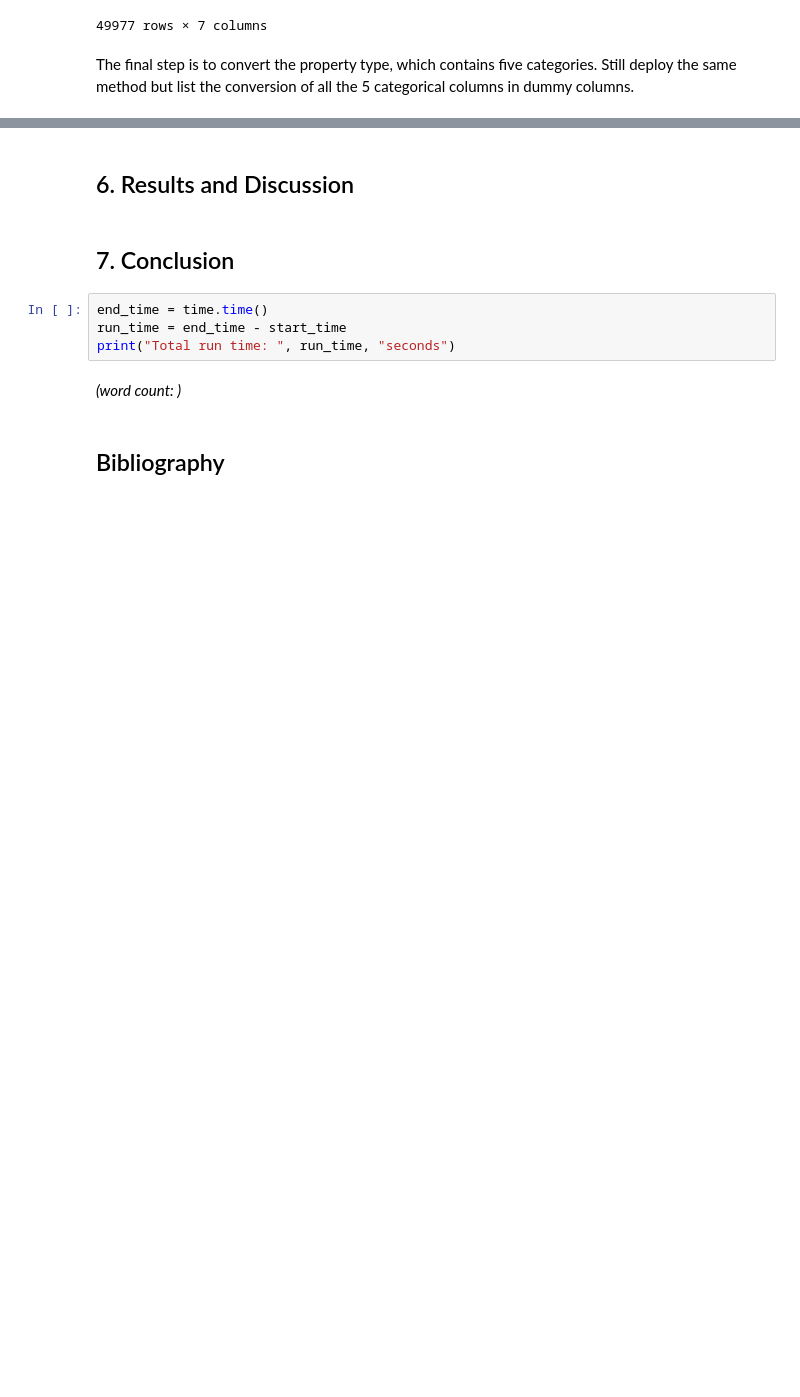
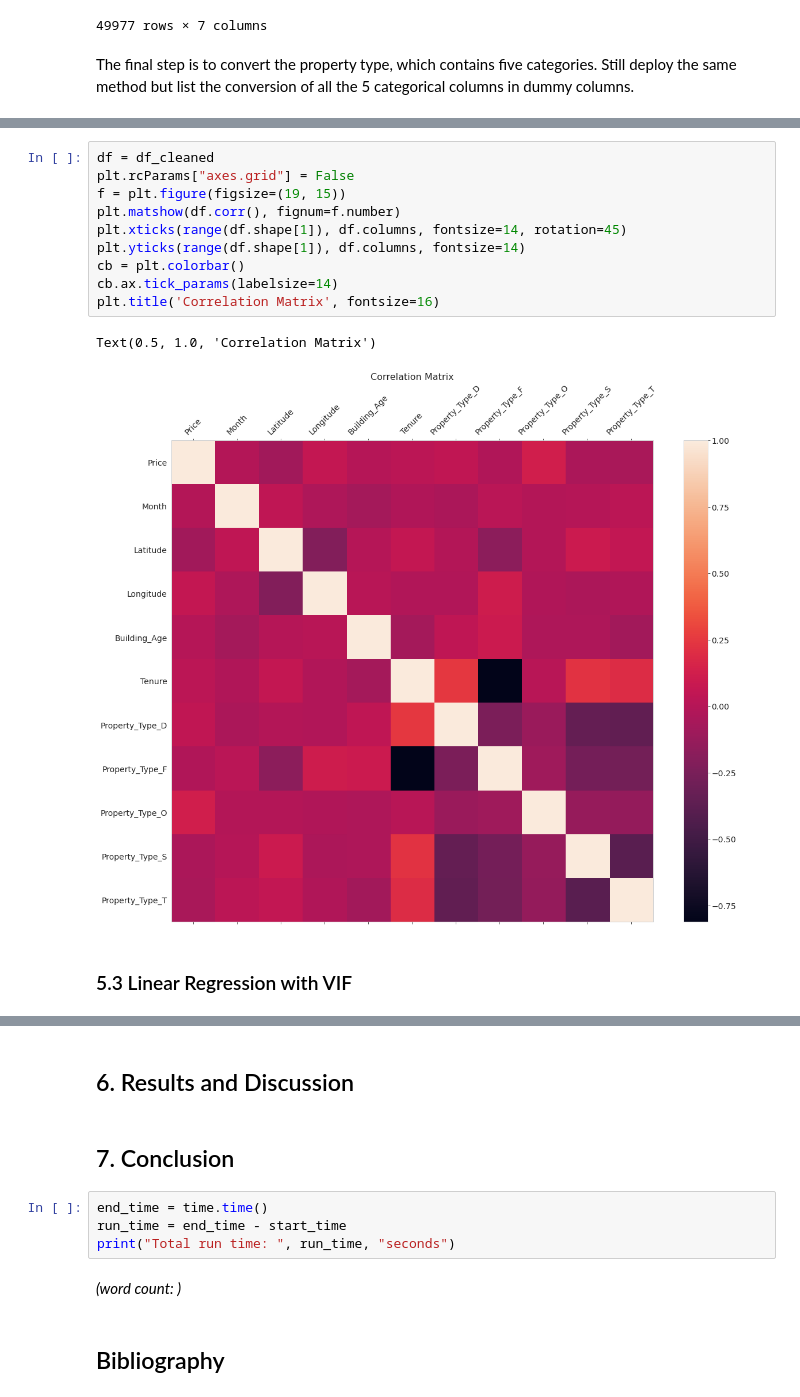
Before and after one commit to joeylizh/DSSS_Assessment, a Jupyter notebook: Assessment_Code.ipynb, the cells around one changed output, grey strips where cells are left out. Drawn from its saved outputs; the diff is of its cells as text; blank space fills up the shorter version.

```diff
--- a/Assessment_Code.ipynb
+++ b/Assessment_Code.ipynb
@@ -364,0 +452,15 @@ memory usage: 2.2 MB
+# %%
+df = df_cleaned
+plt.rcParams["axes.grid"] = False
+f = plt.figure(figsize=(19, 15))
+plt.matshow(df.corr(), fignum=f.number)
+plt.xticks(range(df.shape[1]), df.columns, fontsize=14, rotation=45)
+plt.yticks(range(df.shape[1]), df.columns, fontsize=14)
+cb = plt.colorbar()
+cb.ax.tick_params(labelsize=14)
+plt.title('Correlation Matrix', fontsize=16)
+# %% [output]
+Text(0.5, 1.0, 'Correlation Matrix')
+[figure, added]
+# %% [markdown]
+### 5.3 Linear Regression with VIF
```
Also changed, not shown: parts of 34 cells of this notebook, 4 other files.
